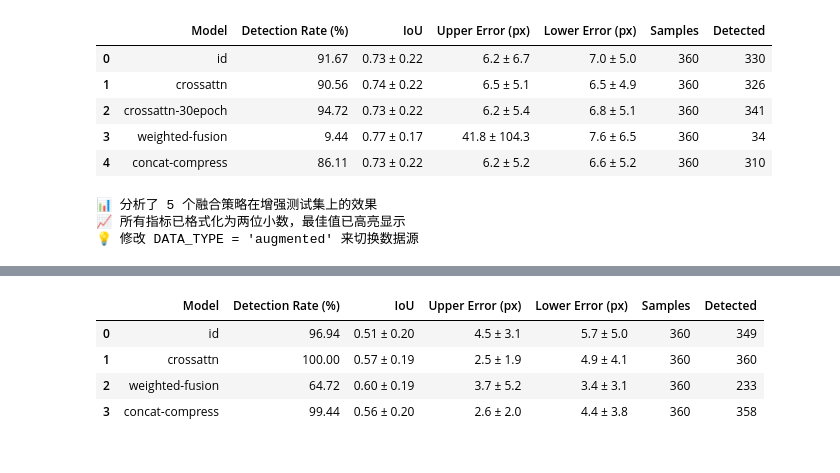
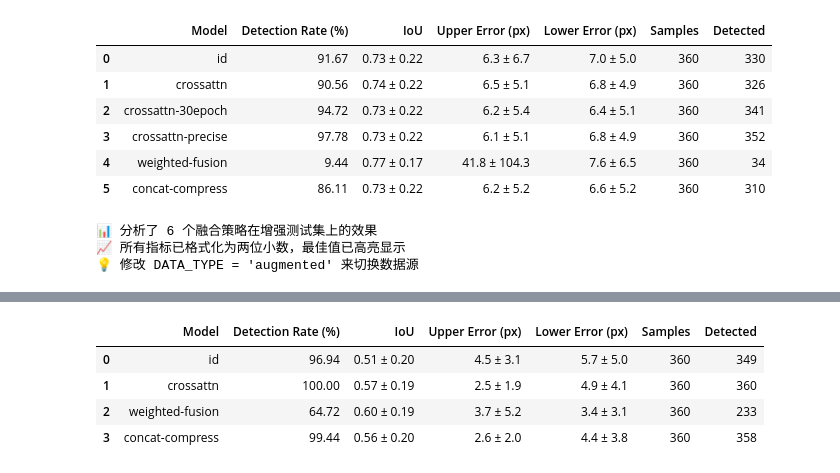
Before and after one commit to xxd-ars/BloodScan, a Jupyter notebook: dual_yolo/d_model_evaluate_vis.ipynb, the cells around one changed output, grey strips where cells are left out. Drawn from its saved outputs; the diff is of its cells as text; code cells hidden in the pictures.

```diff
--- a/dual_yolo/d_model_evaluate_vis.ipynb
+++ b/dual_yolo/d_model_evaluate_vis.ipynb
@@ -308,28 +355,29 @@ print(f"💡 修改 DATA_TYPE = '{DATA_TYPE}' 来切换数据源")
 # %%
-FUSION_NAME_LIST = ['id', 'crossattn', 'crossattn-30epoch', 'weighted-fusion', 'concat-compress']
+FUSION_NAME_LIST = ['id', 'crossattn', 'crossattn-30epoch', 'crossattn-precise', 'weighted-fusion', 'concat-compress']
 
 # 选择数据类型：'original' 或 'augmented'
 DATA_TYPE = 'augmented'  # 可以修改为 'original' 来查看原始测试集结果
 
 # 生成对比表格
 df_display, df_raw = generate_comparison_table(FUSION_NAME_LIST, data_type=DATA_TYPE, metrics_data_dir='dual_yolo/evaluation_results_aug_0_1_2_70conf/')
 
 # 显示带样式的表格
 styled_table = style_table(df_display, df_raw)
 display(styled_table)
 
 data_type_label = '增强测试集' if DATA_TYPE == 'augmented' else '原始测试集'
 print(f"\n📊 分析了 {len(FUSION_NAME_LIST)} 个融合策略在{data_type_label}上的效果")
 print(f"📈 所有指标已格式化为两位小数，最佳值已高亮显示")
 print(f"💡 修改 DATA_TYPE = '{DATA_TYPE}' 来切换数据源")
 # %% [output]
 |  | Model | Detection Rate (%) | IoU | Upper Error (px) | Lower Error (px) | Samples | Detected |
-| 0 | id | 91.67 | 0.73 ± 0.22 | 6.2 ± 6.7 | 7.0 ± 5.0 | 360 | 330 |
-| 1 | crossattn | 90.56 | 0.74 ± 0.22 | 6.5 ± 5.1 | 6.5 ± 4.9 | 360 | 326 |
-| 2 | crossattn-30epoch | 94.72 | 0.73 ± 0.22 | 6.2 ± 5.4 | 6.8 ± 5.1 | 360 | 341 |
-| 3 | weighted-fusion | 9.44 | 0.77 ± 0.17 | 41.8 ± 104.3 | 7.6 ± 6.5 | 360 | 34 |
-| 4 | concat-compress | 86.11 | 0.73 ± 0.22 | 6.2 ± 5.2 | 6.6 ± 5.2 | 360 | 310 |
+| 0 | id | 91.67 | 0.73 ± 0.22 | 6.3 ± 6.7 | 7.0 ± 5.0 | 360 | 330 |
+| 1 | crossattn | 90.56 | 0.74 ± 0.22 | 6.5 ± 5.1 | 6.8 ± 4.9 | 360 | 326 |
+| 2 | crossattn-30epoch | 94.72 | 0.73 ± 0.22 | 6.2 ± 5.4 | 6.4 ± 5.1 | 360 | 341 |
+| 3 | crossattn-precise | 97.78 | 0.73 ± 0.22 | 6.1 ± 5.1 | 6.8 ± 4.9 | 360 | 352 |
+| 4 | weighted-fusion | 9.44 | 0.77 ± 0.17 | 41.8 ± 104.3 | 7.6 ± 6.5 | 360 | 34 |
+| 5 | concat-compress | 86.11 | 0.73 ± 0.22 | 6.2 ± 5.2 | 6.6 ± 5.2 | 360 | 310 |
-📊 分析了 5 个融合策略在增强测试集上的效果
+📊 分析了 6 个融合策略在增强测试集上的效果
 📈 所有指标已格式化为两位小数，最佳值已高亮显示
 💡 修改 DATA_TYPE = 'augmented' 来切换数据源
 # %%
```
Also changed, not shown: parts of 10 cells of this notebook, 36 other files.
